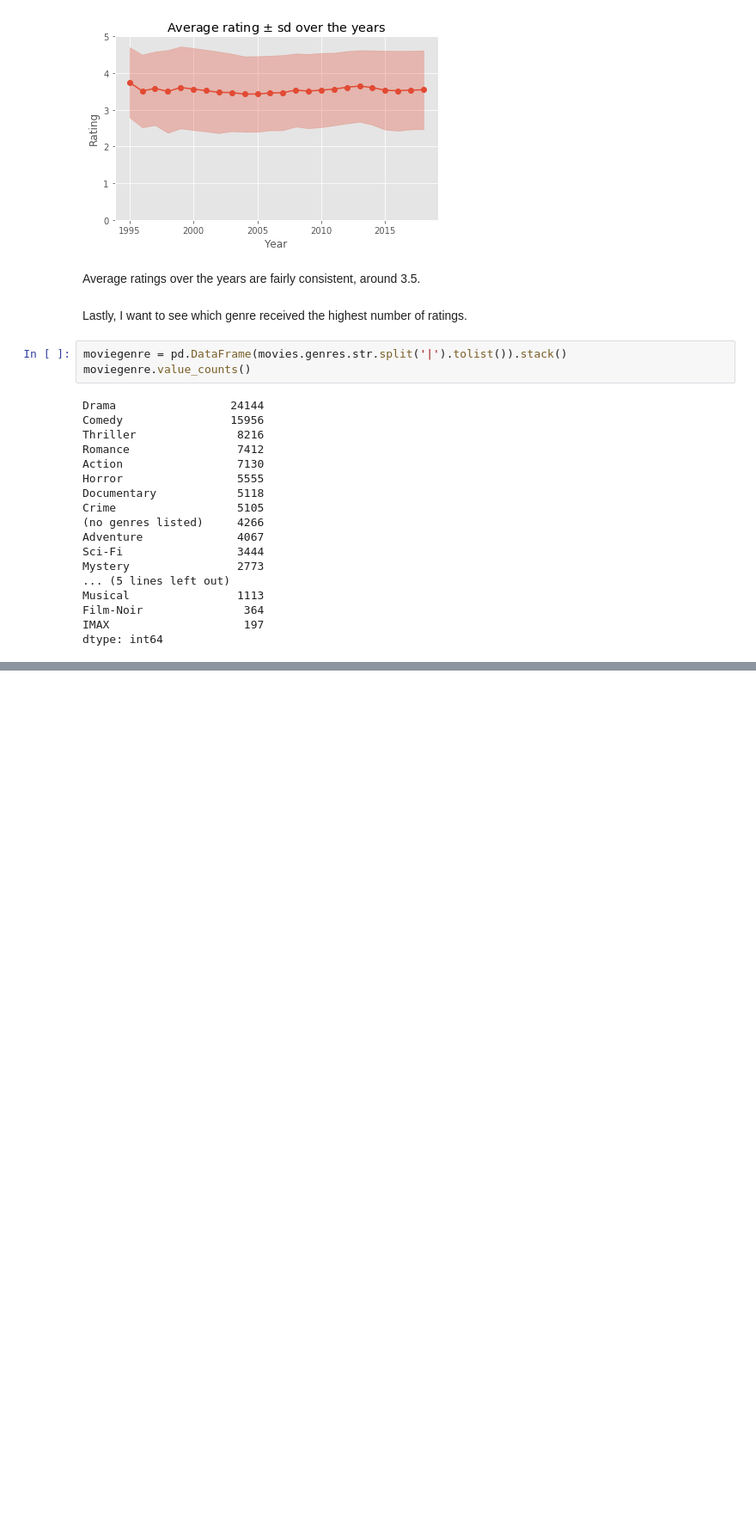
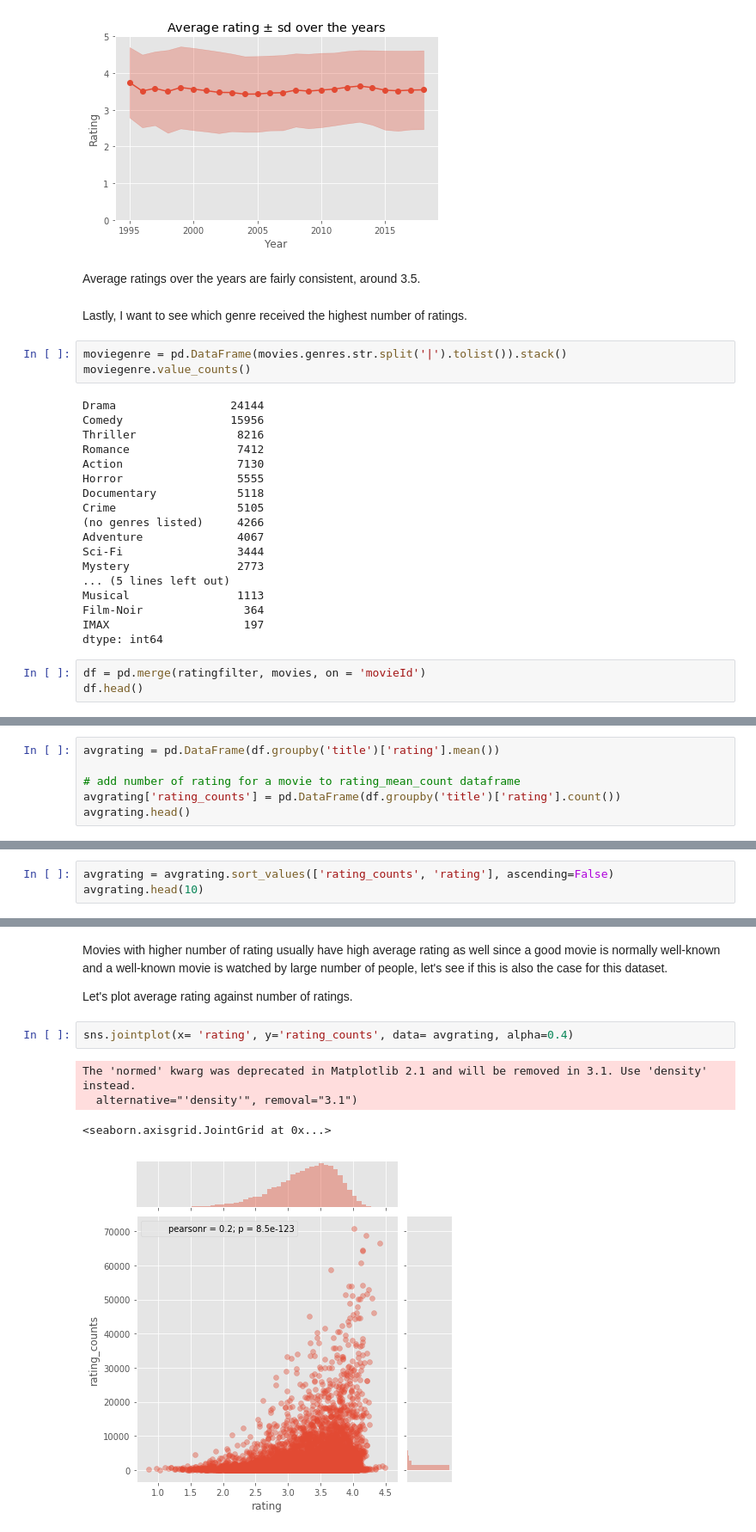
Before and after one commit to alicehuang2/springboard_capstone, a Jupyter notebook: movielens-large.ipynb, the cells around one changed output, grey strips where cells are left out. Shown: that part at 86% size. Saved outputs shown, nothing was run; the diff lists cells and outputs as text; blank space fills up the shorter version.

```diff
--- a/movielens-large.ipynb
+++ b/movielens-large.ipynb
@@ -489,3 +444,6 @@ Musical                1113
 Film-Noir               364
 IMAX                    197
 dtype: int64
+# %%
+df = pd.merge(ratingfilter, movies, on = 'movieId')
+df.head()
@@ -491,0 +477,6 @@ dtype: int64
+# %%
+avgrating = pd.DataFrame(df.groupby('title')['rating'].mean())
+
+# add number of rating for a movie to rating_mean_count dataframe
+avgrating['rating_counts'] = pd.DataFrame(df.groupby('title')['rating'].count())
+avgrating.head()
@@ -491,0 +491,3 @@ dtype: int64
+# %%
+avgrating = avgrating.sort_values(['rating_counts', 'rating'], ascending=False)
+avgrating.head(10)
@@ -491,0 +507,11 @@ dtype: int64
+# %% [markdown]
+Movies with higher number of rating usually have high average rating as well since a good movie is normally well-known and a well-known movie is watched by large number of people, let's see if this is also the case for this dataset.
+
+Let's plot average rating against number of ratings.
+# %%
+sns.jointplot(x= 'rating', y='rating_counts', data= avgrating, alpha=0.4)
+# %% [output]
+The 'normed' kwarg was deprecated in Matplotlib 2.1 and will be removed in 3.1. Use 'density' instead.
+  alternative="'density'", removal="3.1")
+<seaborn.axisgrid.JointGrid at 0x...>
+[figure, added]
```
Also changed, not shown: parts of 22 cells of this notebook.
